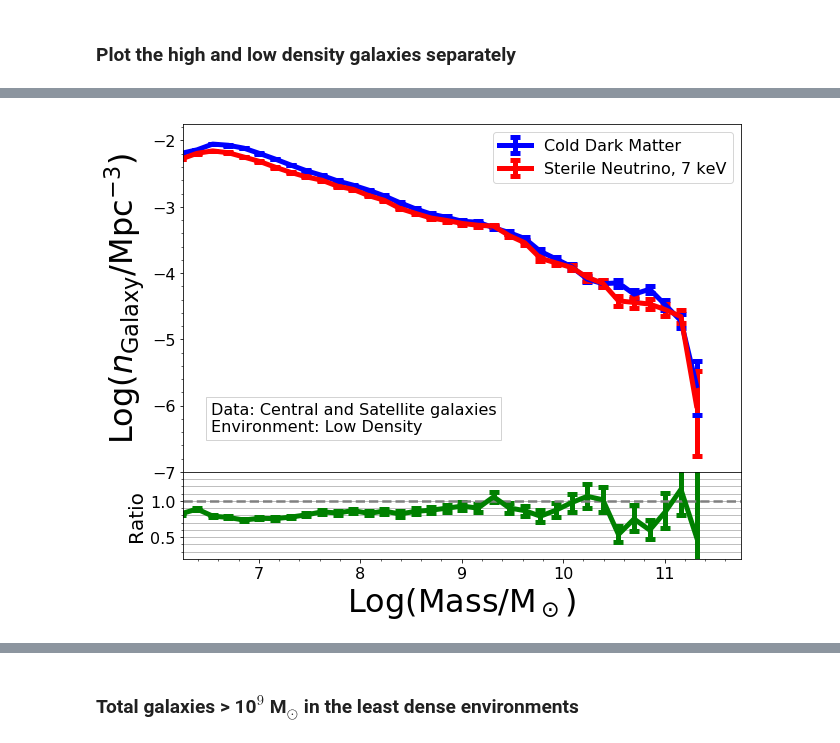
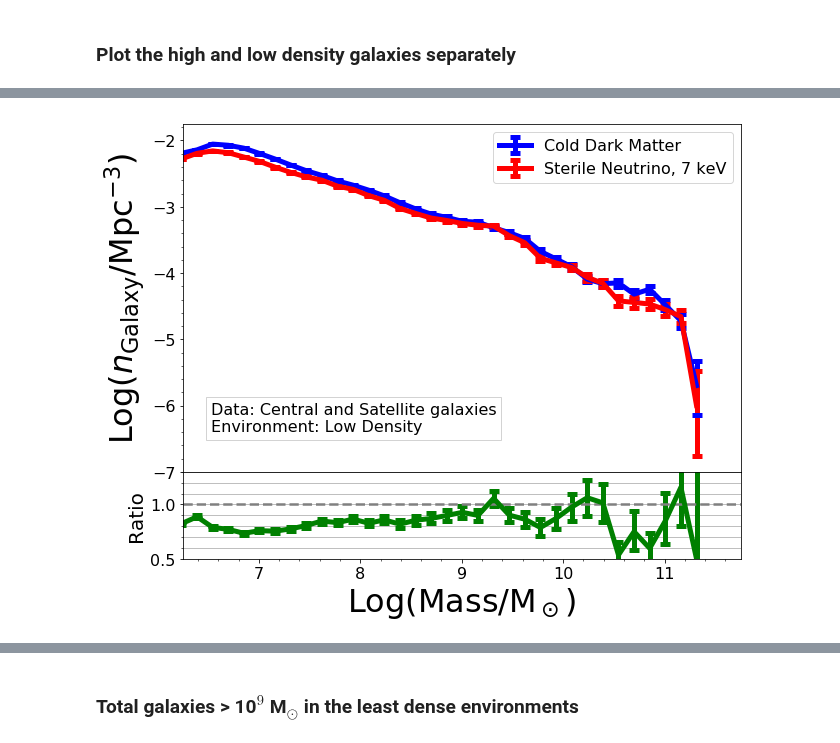
Before and after one commit to mshiferaw/WDM, a Jupyter notebook: Summer 2020/1 Environment_Galaxies_Part4.ipynb, the cells around one changed output, grey strips where cells are left out. Saved outputs shown, nothing was run; the diff lists cells and outputs as text; code cells hidden in the pictures.

```diff
--- a/Summer 2020/1 Environment_Galaxies_Part4.ipynb
+++ b/Summer 2020/1 Environment_Galaxies_Part4.ipynb
@@ -476,32 +476,32 @@ plt.figure(figsize=(10,8))
 grid = gridspec.GridSpec(2,1, height_ratios = [4,1])
 grid.update(hspace = 0)
 grid0 = plt.subplot(grid[0])
 grid1 = plt.subplot(grid[1])
 
 grid0.errorbar(np.log10(0.5*(bins[1:]+bins[:-1])),np.log10(n_cdm),yerr=[low_lim_cdm_low,up_lim_cdm_low],
                capsize = 5,capthick = 5,label = "Cold Dark Matter",linewidth = 5,color = "blue")
 grid0.errorbar(np.log10(0.5*(bins[1:]+bins[:-1])),np.log10(n_wdm),yerr = [low_lim_wdm_low,up_lim_wdm_low],
                capsize = 5,capthick = 5,label = "Sterile Neutrino, 7 keV",linewidth = 5,color = "red")
 grid0.set_ylabel(r"Log($n_{\rm {Galaxy}}$/Mpc$^{-3}$)", fontsize = 32)
 grid0.legend(fontsize=16)
 grid0.minorticks_on()
 grid0.tick_params(labelsize=16)
 grid0.set_ylim(-7, -1.75)
 grid0.set_xlim(6.25, 11.75)
 grid0.text(0.05, 0.2, textstr, transform=grid0.transAxes, fontsize=16, verticalalignment='top', bbox=props)
 
 grid1.errorbar(np.log10(0.5*(bins[1:]+bins[:-1])), ratio_low, yerr = [low_lim_ratio_low, up_lim_ratio_low],
                capsize = 5, capthick = 5, linewidth = 5, color = "green")
 grid1.set_xlabel("Log(Mass/M$_\odot$)", fontsize = 32)
 grid1.set_ylabel("Ratio", fontsize = 20)
 grid1.axhline(y = 1, color = "grey", ls = "--", linewidth = 2.5)
 grid1.minorticks_on()
 grid1.tick_params(labelsize=16)
-grid1.set_ylim(0.2, 1.4)
+grid1.set_ylim(0.5, 1.3)
 grid1.set_xlim(6.25, 11.75)
 grid1.yaxis.grid(which = "both")
 
 plt.savefig('Images/Summer2020/SMF_Low_all.pdf')
 plt.show()
 # %% [output]
-[figure, old version]
+[figure, new version]
```
Also changed, not shown: parts of 9 cells of this notebook.
